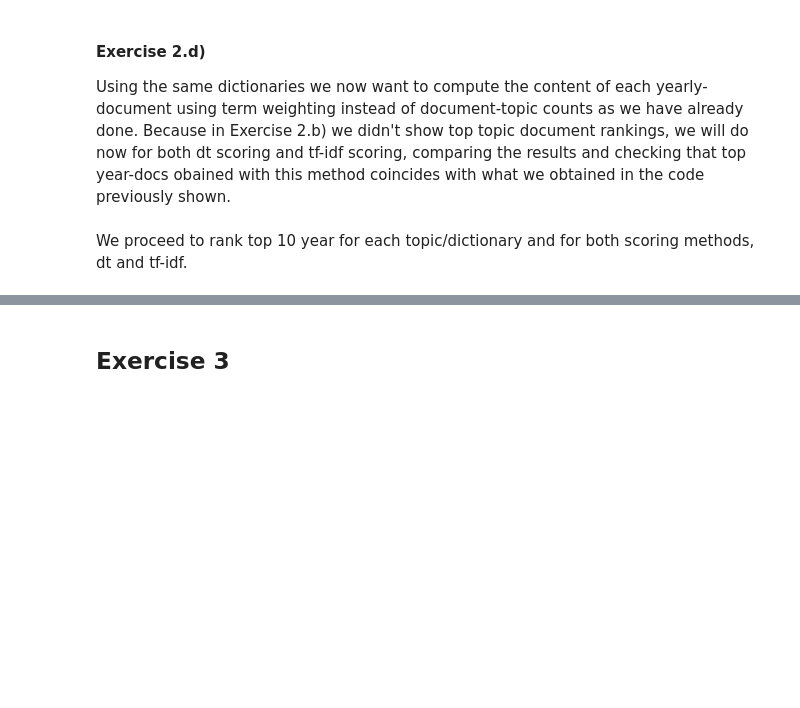
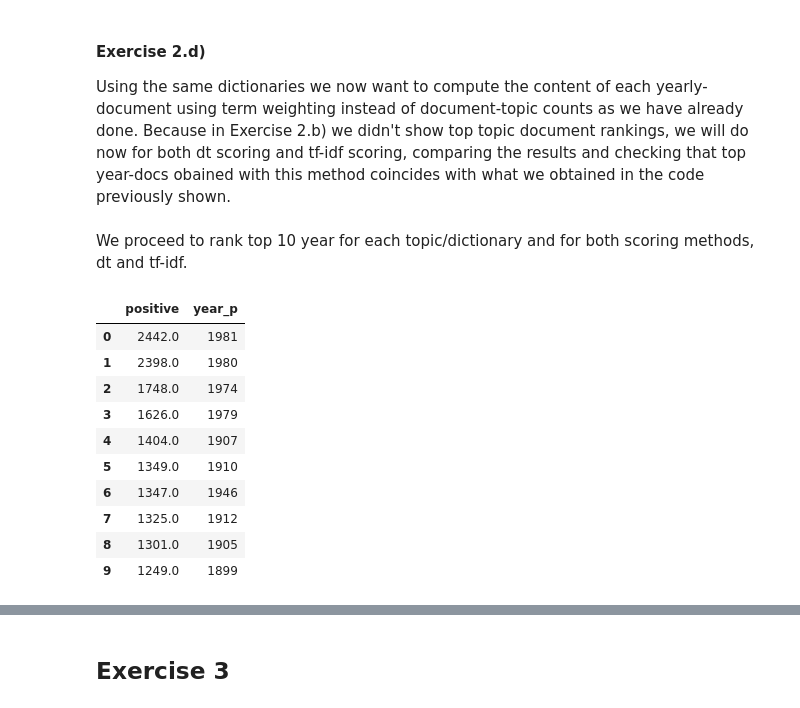
Before and after one commit to LauraRomanCanal/BGSE_text_mining, a Jupyter notebook: hw1.ipynb, the cells around one changed output, grey strips where cells are left out. Drawn from its saved outputs; the diff is of its cells as text; code cells hidden in the pictures; blank space fills up the shorter version.

```diff
--- a/hw1.ipynb
+++ b/hw1.ipynb
@@ -574 +569,15 @@ DT_score
+# %%
+pd.DataFrame({'year_p':pos_sorted_years, 'positive':pos_tf_score})
+# %% [output]
+|  | positive | year_p |
+| 0 | 2442.0 | 1981 |
+| 1 | 2398.0 | 1980 |
+| 2 | 1748.0 | 1974 |
+| 3 | 1626.0 | 1979 |
+| 4 | 1404.0 | 1907 |
+| 5 | 1349.0 | 1910 |
+| 6 | 1347.0 | 1946 |
+| 7 | 1325.0 | 1912 |
+| 8 | 1301.0 | 1905 |
+| 9 | 1249.0 | 1899 |
 # %%
```
Also changed, not shown: parts of 4 cells of this notebook.
